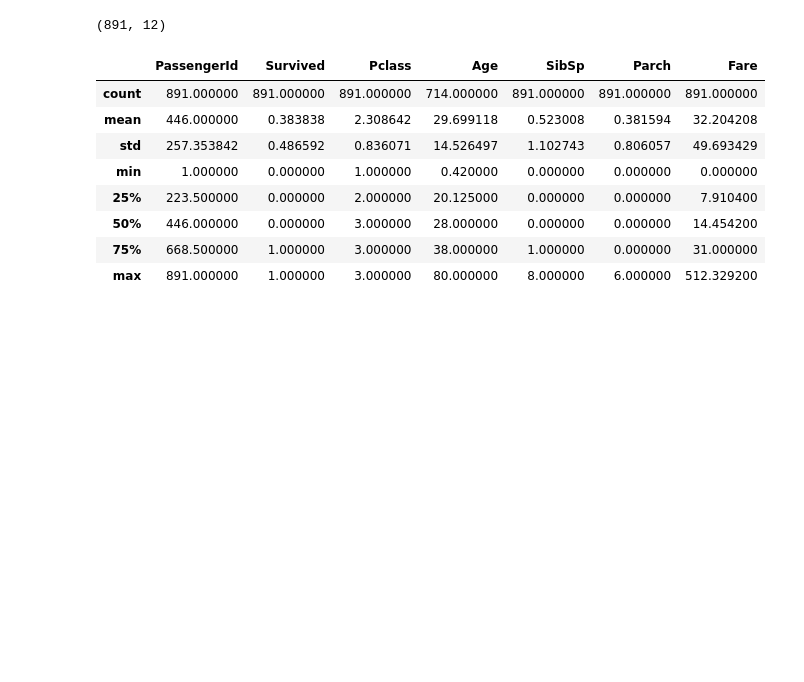
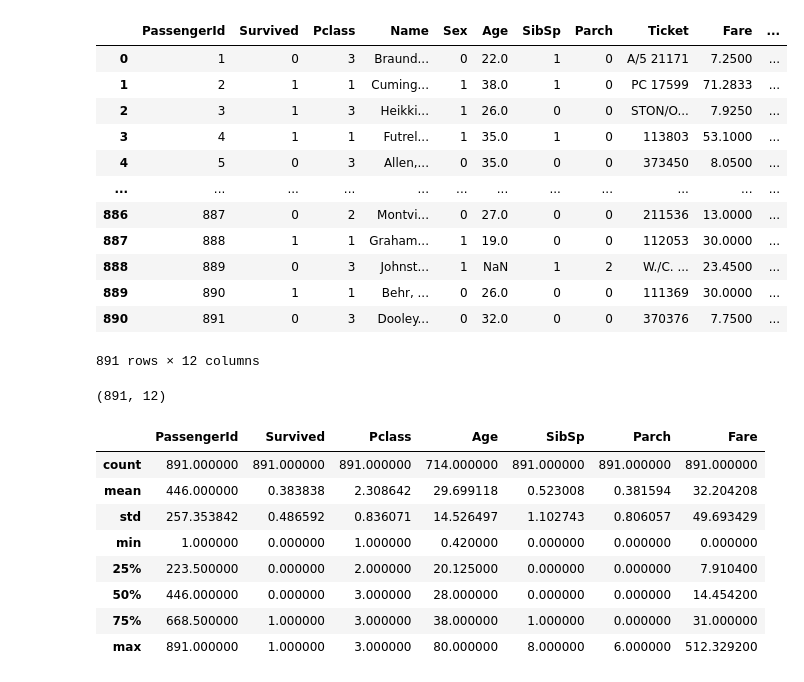
Before and after one commit to HyeonuJeong/Mycakd5, a Jupyter notebook: m6_ML/ml_판다스.ipynb, the cells around one changed output. Cells and saved outputs as stored; diff of their text form; code cells hidden in the pictures; blank space fills up the shorter version.

```diff
--- a/m6_ML/ml_판다스.ipynb
+++ b/m6_ML/ml_판다스.ipynb
@@ -19,4 +19,22 @@ df
 891 rows × 12 columns
+# %%
+f=pd.get_dummies(df.Sex)
+df.Sex=f.female
+df
+# %% [output]
+|  | PassengerId | Survived | Pclass | Name | Sex | Age | SibSp | Parch | Ticket | Fare | ... |
+| 0 | 1 | 0 | 3 | Braund... | 0 | 22.0 | 1 | 0 | A/5 21171 | 7.2500 | ... |
+| 1 | 2 | 1 | 1 | Cuming... | 1 | 38.0 | 1 | 0 | PC 17599 | 71.2833 | ... |
+| 2 | 3 | 1 | 3 | Heikki... | 1 | 26.0 | 0 | 0 | STON/O... | 7.9250 | ... |
+| 3 | 4 | 1 | 1 | Futrel... | 1 | 35.0 | 1 | 0 | 113803 | 53.1000 | ... |
+| 4 | 5 | 0 | 3 | Allen,... | 0 | 35.0 | 0 | 0 | 373450 | 8.0500 | ... |
+| ... | ... | ... | ... | ... | ... | ... | ... | ... | ... | ... | ... |
+| 886 | 887 | 0 | 2 | Montvi... | 0 | 27.0 | 0 | 0 | 211536 | 13.0000 | ... |
+| 887 | 888 | 1 | 1 | Graham... | 1 | 19.0 | 0 | 0 | 112053 | 30.0000 | ... |
+| 888 | 889 | 0 | 3 | Johnst... | 1 | NaN | 1 | 2 | W./C. ... | 23.4500 | ... |
+| 889 | 890 | 1 | 1 | Behr, ... | 0 | 26.0 | 0 | 0 | 111369 | 30.0000 | ... |
+| 890 | 891 | 0 | 3 | Dooley... | 0 | 32.0 | 0 | 0 | 370376 | 7.7500 | ... |
+891 rows × 12 columns
 # %%
 df.shape
 # %% [output]
```
Also changed, not shown: parts of 22 cells of this notebook, 16 other files.
